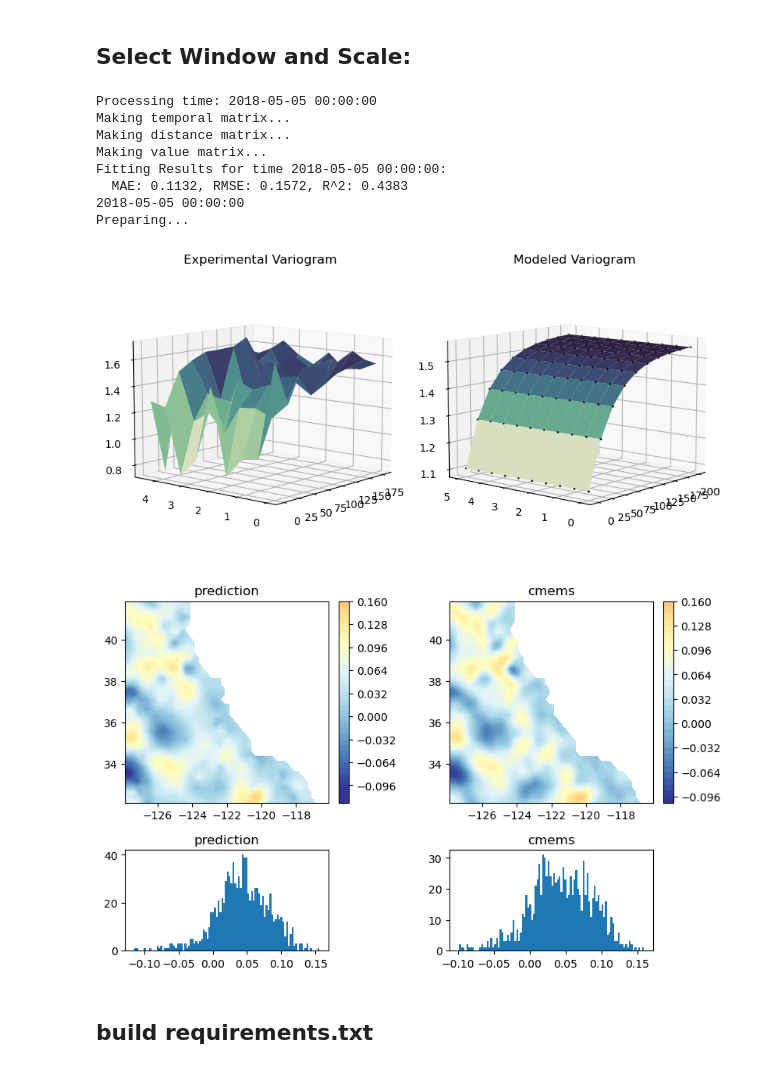
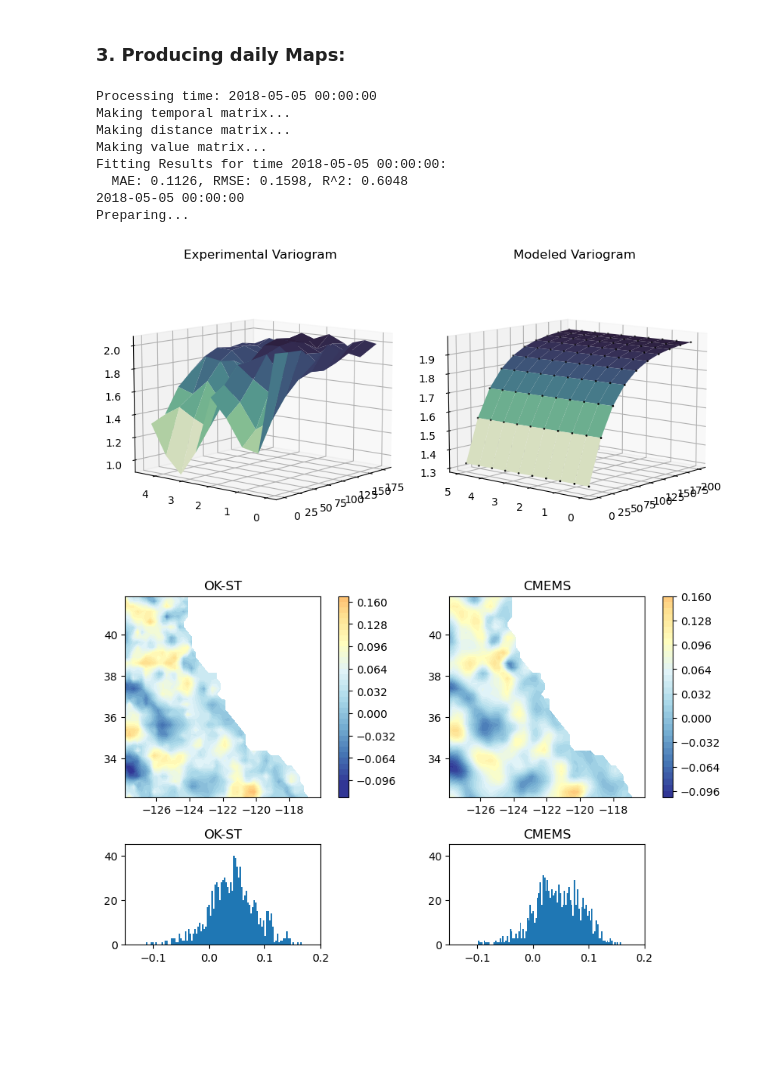
Before and after one commit to mariejuhl/ST-Window-Kriging, a Jupyter notebook: ST-Window-Kriging.ipynb, the cells around one changed output. Cells and saved outputs as stored; diff of their text form; code cells hidden in the pictures; blank space fills up the shorter version.

```diff
--- a/ST-Window-Kriging.ipynb
+++ b/ST-Window-Kriging.ipynb
@@ -12,19 +17,23 @@ from tools import *
 # %%
 lat_min ,lat_max, lon_min , lon_max, extra = 32, 42, 360-128,360-116, 1
 
-l3 = xr.open_dataset('~/Documents/OK-ST-package/sample_data/L3_CALIFORNIA_2018_all_missions.nc').rename({'sla_filtered':'resid'})
+## input data
+l3 = xr.open_dataset('~/Documents/OK-ST-package/sample_data/L3_CALIFORNIA_2018_all_missions.nc').rename({'sla_unfiltered':'resid'})
 l3 = select_data_xarray(l3,lat_min-extra, lat_max+extra, lon_min-extra, lon_max+extra, 2018, 2018).to_dataframe().dropna()
 
+## sample grid used from CMEMS:
 grid = xr.open_dataset("~/Documents/OK-ST-package/sample_data/DUACS_GRID_CALIFORNIA_2018.nc")
 grid = select_data_xarray(grid,lat_min, lat_max, lon_min-360, lon_max-360, 2018, 2018)
 
-# build land mask from cmems grid own grid can be inlcuded: add mask for land if possible otherwise
-# only works when 'sla' is given e.g. when supplying cmems gridded data as grid
+# build land mask from CMEMS grid, own grid can be inlcuded: add mask for land if possible
+# otherwise prediction will be made where 'sla' is given e.g. when supplying CMEMS gridded data as grid
 grid['mask'] = np.invert(np.isnan(grid['sla']))
 grid=grid.to_dataframe().reset_index()
 grid['land'] =1
 grid['land'][grid['mask'].values==False]=np.nan
 
-l3         = l3[['longitude','latitude','resid']].dropna()
+## reorganizing and subsampling by 1/5th
+l3         = l3[['longitude','latitude','resid','source']].dropna()
 l3         = l3[::5]
 l3['time'] = l3.index;
+l3
@@ -98,5 +40,5 @@ som, clusters = train_and_plot_som(data, som_shape=(1, 6))
-# %% [markdown]
-## Select Window and Scale:
+# %% [markdown]
+### 3. Producing daily Maps:
 # %%
 # Define the time period of Kriging:
 start_date = pd.to_datetime(datetime.date(2018,5,5))
@@ -106,15 +48,16 @@ run_time   = pd.date_range(start=start_date, end=end_date)
 import importlib
 importlib.reload(tools)
 
+
 '''
 Input parameters:
 
 l3 (DataFrame)      : DataFrame containing residual data with a time index. 'latitude', 'longitude' and 'resid' needs to be given.
-grid (DataFrame)    :
-hs/ht range (tuple) :
+grid (DataFrame)    : Empty Grid provided containing, e.g. CMEMS grid provided with land mask to only predict ocean points
+hs/ht range (tuple) : Bins in space and time: Bin number must be the same in space and time !!!
 estimator (str)     : Kind of estimation of the esxperimental variogram in space-time. Choose between 'matheron' or 'cressie'. Default is #matheron'.
 func (callable)     : Function of building the space-time variogram model. 'sum-metric' tested and implememted.
-plot (bool)         : Whether to plot the experimental and modeled variograms.
+plot (bool)         : Whether to plot the experimental and modeled variograms for each day.
 exact (bool)        : Controlls smoothness of the prediction. True (default) sets diagonal of the Kriging matrix to zero, smoothing the result, allwing more deviation from the observations.
 
 Kriging (optional):
@@ -122,55 +65,56 @@ Kriging (optional):
   - if Kriging = False --> function returns 2 parameters (paras and fitting quality)
   - if Kriging = True  --> Function returns dataframe given as grid, added OK-ST and OK-ST-error
 
 Saving Grid (optional):
 
     a valid path for 'save_as_csv    = /.../...' for save as CSV
-    a valid path for 'save_as_netcdf = /.../...' for save as NETCDF
+    a valid path for 'save_as_netcdf = /.../...' for save as NETCDF '''
 
 
-'''
 for xtime in run_time:
-  df = fit_empirical_variogram( xtime      = xtime,
-                                l3         = l3,
-                                grid       = grid,
-                                n_days     = 5,
-                                hs_range   = (0,200,10),
-                                ht_range   = (0,5,10),
-                                estimator  = 'matheron',
-                                func       = sum_metric_model,
-                                plot       = True,
-                                Kriging    = True,
-                                exact      = False)
+  df = ST_Window_Kriging( xtime                = xtime,
+                                l3             = l3,
+                                grid           = grid,
+                                n_days         = 5,
+                                hs_range       = (0,200,10),
+                                ht_range       = (0,5,10),
+                                estimator      = 'matheron',
+                                func           = sum_metric_model,
+                                plot           = True,
+                                Kriging        = True,
+                                exact          = False,
+                                save_as_csv    = None,
+                                save_as_netcdf = None)
 
 
 
-  #### Build xarray and make a daily test plot for checking the results:
+  # Daily test plot for checking the results is created:
   ds = df.set_index(['time','latitude','longitude']).to_xarray()
 
   fig,axis = plt.subplot_mosaic("""AB
-                                  AB
-                                  CD""", figsize=(8,5), layout='constrained',gridspec_kw={'hspace': 0.1, 'wspace': 0.1}, )
+                                   AB
+                                   CD""", figsize=(8,5), layout='constrained',gridspec_kw={'hspace': 0.1, 'wspace': 0.1}, )
 
   a1 = axis['A'].contourf(ds.longitude,ds.latitude,ds.OK_ST[0,:,:],levels=40,cmap='RdYlBu_r', vmin=-0.1, vmax=0.3);
-  plt.colorbar(a1, ax=axis['A']);axis['A'].set_title('prediction');
+  plt.colorbar(a1, ax=axis['A']);axis['A'].set_title('OK-ST');
   a2 = axis['B'].contourf(ds.longitude,ds.latitude,ds.sla[0,:,:],levels = 40,cmap='RdYlBu_r', vmin=-0.1, vmax=0.3);
-  plt.colorbar(a2, ax=axis['B']);axis['B'].set_title('cmems');
+  plt.colorbar(a2, ax=axis['B']);axis['B'].set_title('CMEMS');
 
   axis['C'].hist(ds.OK_ST[0,:,:].values.flatten(), bins=100);
-  axis['C'].set_title('prediction')
+  axis['C'].set_title('OK-ST');
+  axis['C'].set_ylim(0,45);axis['C'].set_xlim(-0.15,0.2)
   axis['D'].hist(ds.sla[0,:,:].values.flatten(), bins=100);
-  axis['D'].set_title('cmems');
+  axis['D'].set_title('CMEMS');
+  axis['D'].set_ylim(0,45);axis['D'].set_xlim(-0.15,0.2)
   plt.show()
 # %% [output]
 Processing time: 2018-05-05 00:00:00
 Making temporal matrix...
 Making distance matrix...
 Making value matrix...
 Fitting Results for time 2018-05-05 00:00:00:
-  MAE: 0.1132, RMSE: 0.1572, R^2: 0.4383
+  MAE: 0.1126, RMSE: 0.1598, R^2: 0.6048
 2018-05-05 00:00:00
 Preparing...
-[figure, old version]
+[figure, new version]
-[figure, old version]
+[figure, new version]
-# %% [markdown]
-## build requirements.txt
```
Also changed, not shown: parts of 6 cells of this notebook, 4 other files.
